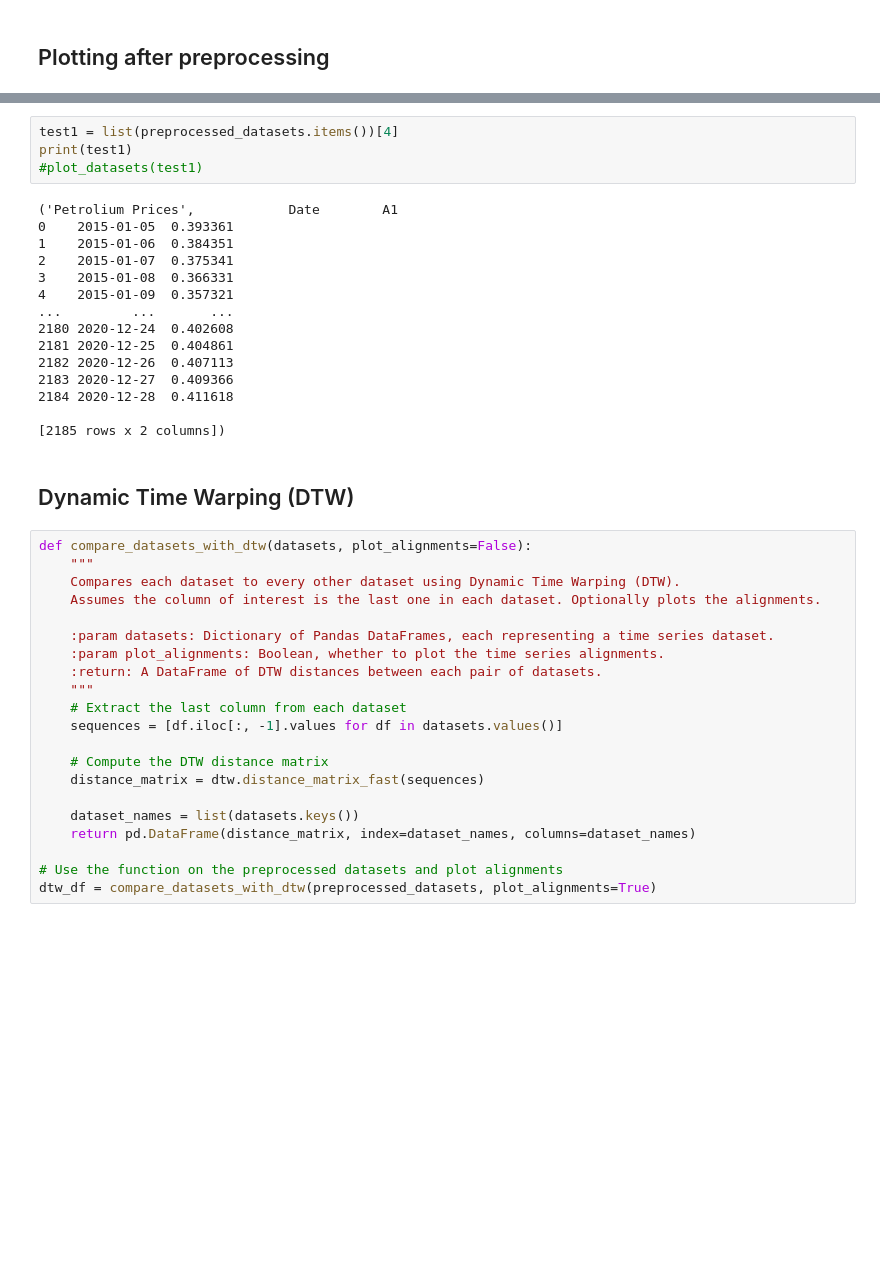
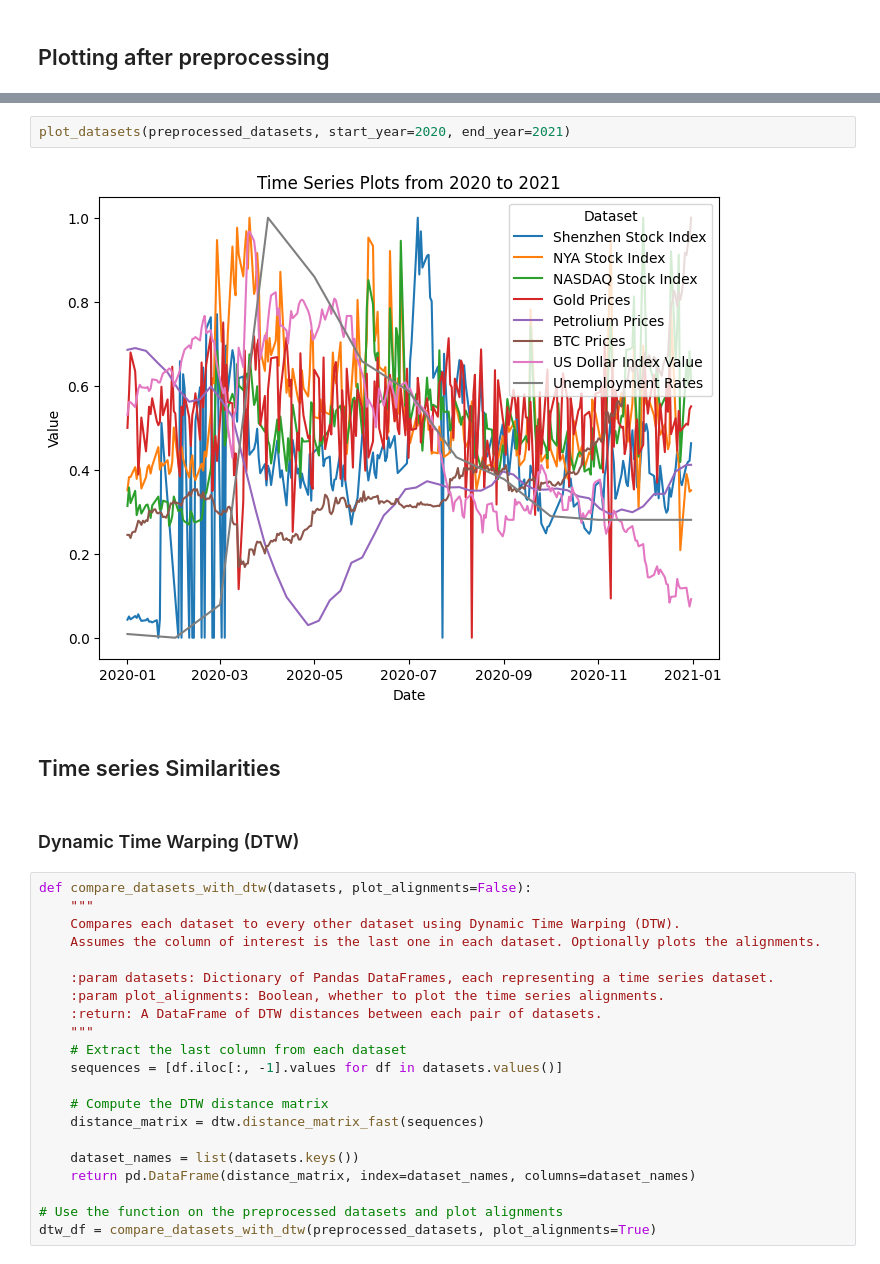
Before and after one commit to kimkynningsrud/MasterThesis2024, a Jupyter notebook: code.ipynb, the cells around one changed output, grey strips where cells are left out. Cells and saved outputs as stored; diff of their text form; blank space fills up the shorter version.

```diff
--- a/code.ipynb
+++ b/code.ipynb
@@ -404,24 +393,11 @@ plot_datasets(preprocessed_datasets)
-# %%
-test1 = list(preprocessed_datasets.items())[4]
-print(test1)
-#plot_datasets(test1)
-# %% [output]
-('Petrolium Prices',            Date        A1
-0    2015-01-05  0.393361
-1    2015-01-06  0.384351
-2    2015-01-07  0.375341
-3    2015-01-08  0.366331
-4    2015-01-09  0.357321
-...         ...       ...
-2180 2020-12-24  0.402608
-2181 2020-12-25  0.404861
-2182 2020-12-26  0.407113
-2183 2020-12-27  0.409366
-2184 2020-12-28  0.411618
-
-[2185 rows x 2 columns])
+# %%
+plot_datasets(preprocessed_datasets, start_year=2020, end_year=2021)
+# %% [output]
+[figure, added]
+# %% [markdown]
+## Time series Similarities
 # %% [markdown]
-## Dynamic Time Warping (DTW)
+### Dynamic Time Warping (DTW)
 # %%
 def compare_datasets_with_dtw(datasets, plot_alignments=False):
     """
```
Also changed, not shown: parts of 57 cells of this notebook.
